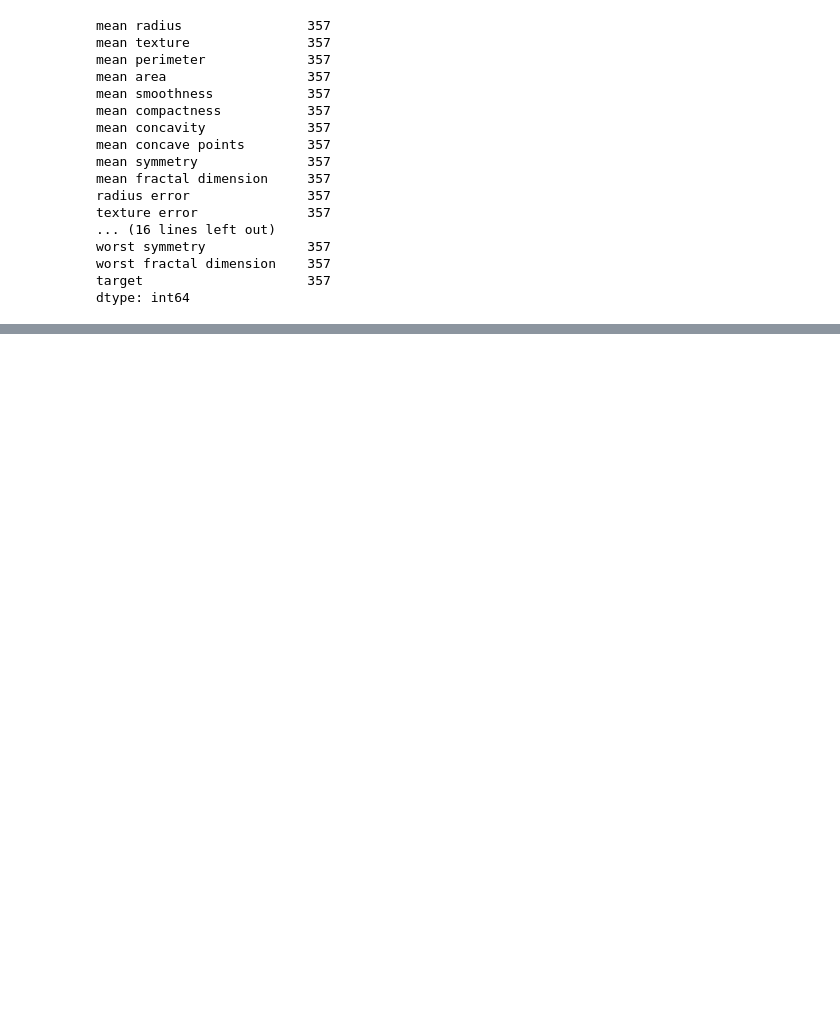
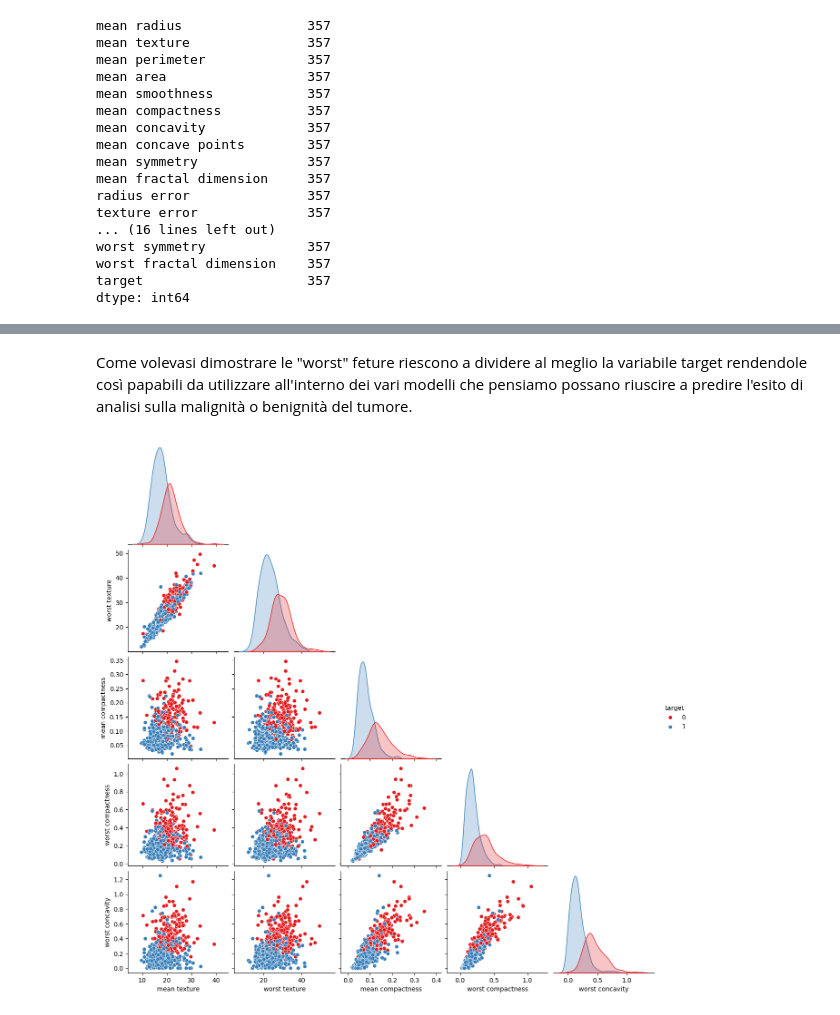
Before and after one commit to JacopoFoschi2/ElaboratoOIAML, a Jupyter notebook: progetto_esame.ipynb, the cells around one changed output, grey strips where cells are left out. Cells and saved outputs as stored; diff of their text form; code cells hidden in the pictures; blank space fills up the shorter version.

```diff
--- a/progetto_esame.ipynb
+++ b/progetto_esame.ipynb
@@ -81,0 +169,19 @@ dtype: int64
+# %% [markdown]
+Come volevasi dimostrare le "worst" feture riescono a dividere al meglio la variabile target rendendole così papabili da utilizzare all'interno dei vari modelli che pensiamo possano riuscire a predire l'esito di analisi sulla malignità o benignità del tumore.
+# %%
+
+
+# Selezioniamo un sottoinsieme di feature strategiche basandoci sulla nostra analisi
+features_da_vedere = [
+    'mean texture', 'worst texture',
+    'mean compactness', 'worst compactness',
+    'worst concavity', 'target'
+]
+
+# Creiamo il pairplot
+# 'hue' colora i punti in base al target (es. 0 = maligno, 1 = benigno)
+sns.pairplot(df[features_da_vedere], hue='target', palette='Set1', corner=True)
+
+plt.show()
+# %% [output]
+[figure, added]
```
Also changed, not shown: parts of 29 cells of this notebook.
